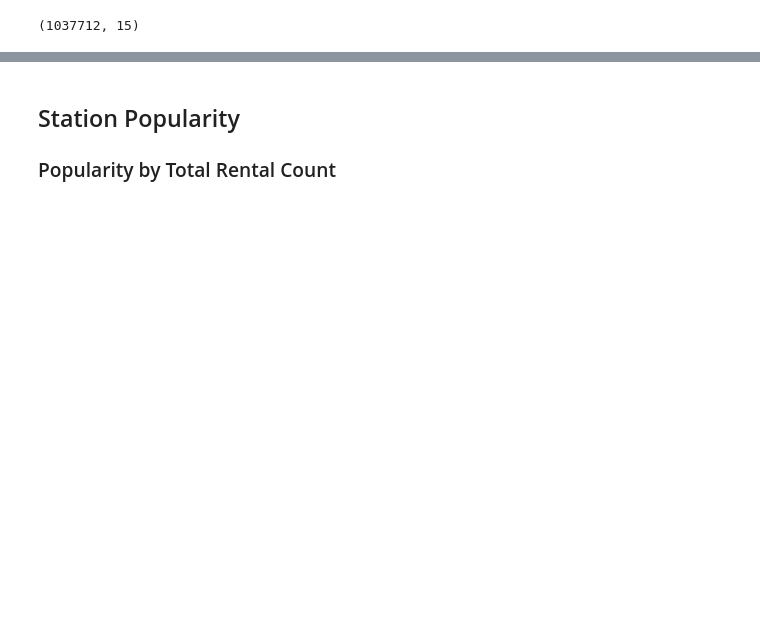
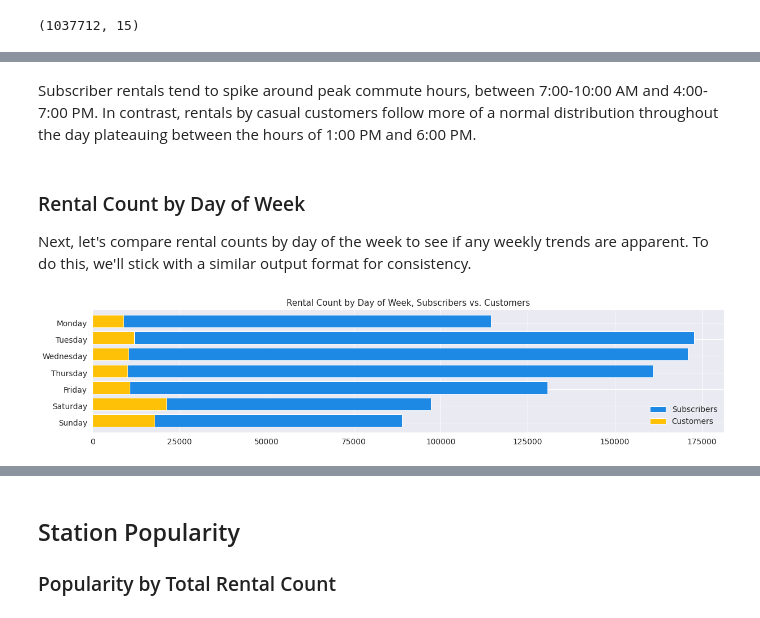
Before and after one commit to stevenrhart/bike-rentals, a Jupyter notebook: notebooks/Bike_Rentals.ipynb, the cells around one changed output, grey strips where cells are left out. Drawn from its saved outputs; the diff is of its cells as text; code cells hidden in the pictures; blank space fills up the shorter version.

```diff
--- a/notebooks/Bike_Rentals.ipynb
+++ b/notebooks/Bike_Rentals.ipynb
@@ -340,0 +245,39 @@ For customers, we see similar counts Monday through Friday with a peak over the
+# %% [markdown]
+
+Subscriber rentals tend to spike around peak commute hours, between 7:00-10:00 AM and 4:00-7:00 PM. In contrast, rentals by casual customers follow more of a normal distribution throughout the day plateauing between the hours of 1:00 PM and 6:00 PM.
+# %% [markdown]
+
+### Rental Count by Day of Week
+
+Next, let's compare rental counts by day of the week to see if any weekly trends are apparent. To do this, we'll stick with a similar output format for consistency.
+# %%
+# The y values are the unique list of hours
+days = df.dow.unique().tolist()
+
+# The x values are the sum of the count for each hour of the day
+sub_rentals_per_day = df[df.usertype == 'Subscriber'].groupby(['dow']).dow.count()
+x_values_sub = sub_rentals_per_day.tolist()
+cus_rentals_per_day = df[df.usertype == 'Customer'].groupby(['dow']).dow.count()
+x_values_cus = cus_rentals_per_day.tolist()
+
+# Plot rentals based on the day of the week
+width = 0.75 # width of the bars
+ind = np.arange(len(sub_rentals_per_day))  # the x locations for the groups
+plt.figure(figsize=(20,4))
+
+# Plot the data for subscribers and customers
+plt.barh(ind, x_values_sub, width, color='#1E88E5', label='Subscribers')
+plt.barh(ind, x_values_cus, width, color='#FFC107', label='Customers')
+
+# Generate friendly labels
+ylabels = ['Monday', 'Tuesday', 'Wednesday', 'Thursday', 'Friday', 'Saturday', 'Sunday']
+
+# Additional formatting
+plt.yticks(ind+width/7, labels=ylabels)
+plt.title('Rental Count by Day of Week, Subscribers vs. Customers')
+plt.gca().invert_yaxis() # account for default reversal of the y axis values
+plt.legend(loc='lower right');
+
+plt.show()
+# %% [output]
+[figure, added]
```
Also changed, not shown: parts of 76 cells of this notebook, 1 other file.
